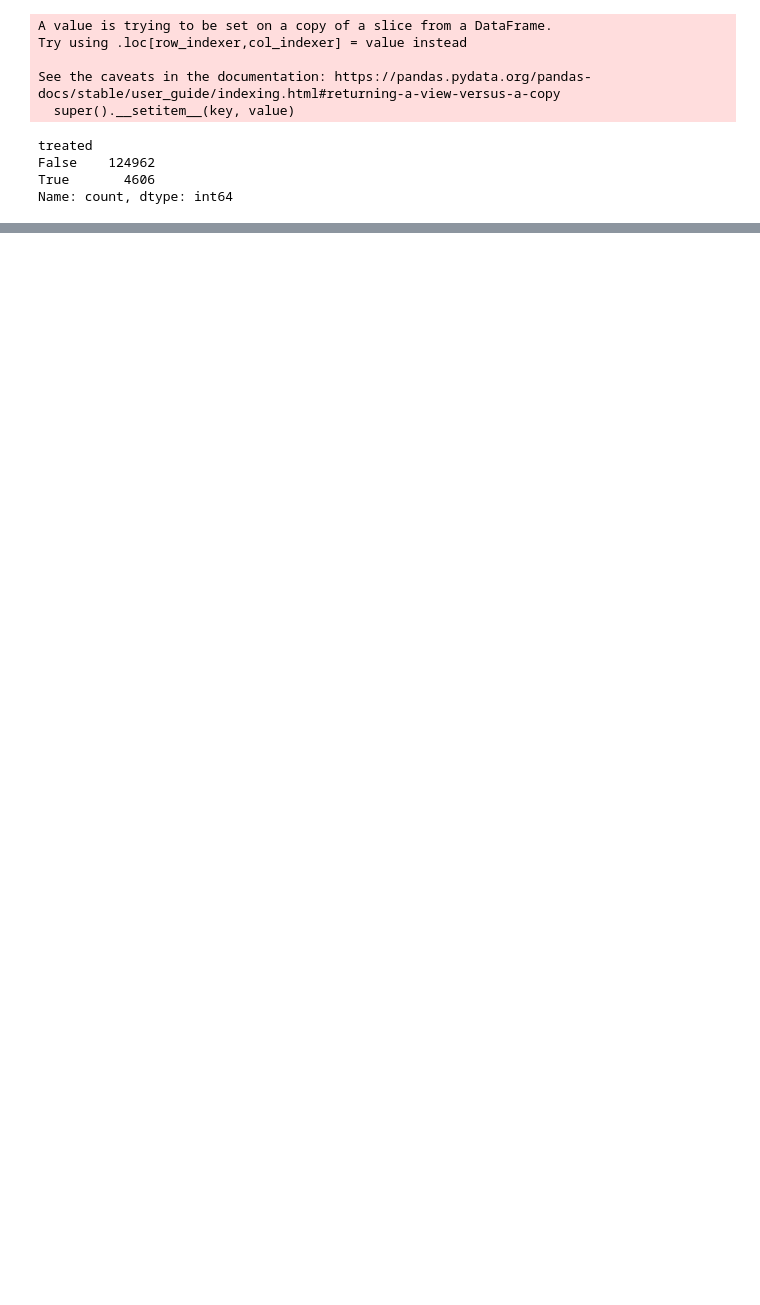
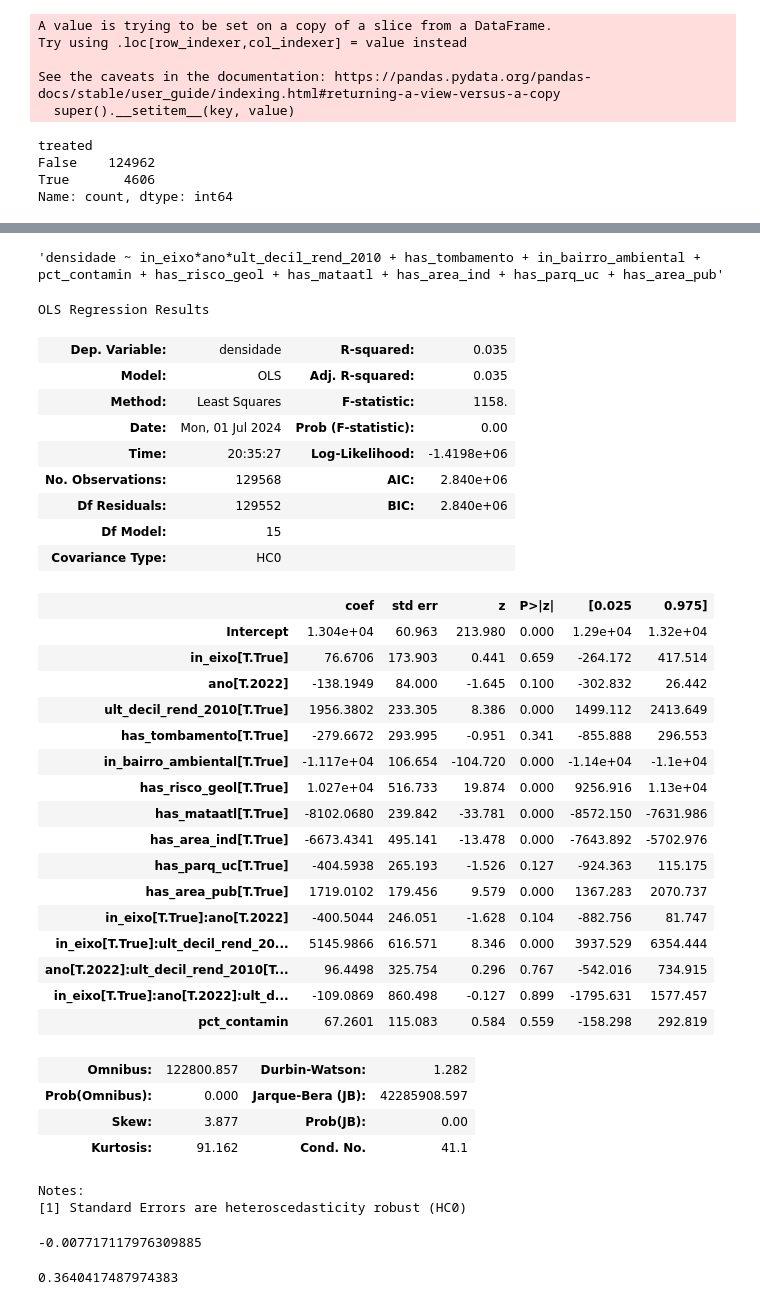
Before and after one commit to sepep-pmsp/compatibilizacao-setores-censitarios, a Jupyter notebook: 13 Avaliação do Plano Diretor.ipynb, the cells around one changed output, grey strips where cells are left out. Cells and saved outputs as stored; diff of their text form; code cells hidden in the pictures; blank space fills up the shorter version.

```diff
--- a/13 Avaliação do Plano Diretor.ipynb
+++ b/13 Avaliação do Plano Diretor.ipynb
@@ -1584,0 +1596,48 @@ Included effects: Entity, Time
+# %%
+no_inter = ' + '.join(covar)
+
+model_6_formula = f'{y} ~ in_eixo*ano*ult_decil_rend_2010 + {no_inter}'
+model_6_formula
+# %% [output]
+'densidade ~ in_eixo*ano*ult_decil_rend_2010 + has_tombamento + in_bairro_ambiental + pct_contamin + has_risco_geol + has_mataatl + has_area_ind + has_parq_uc + has_area_pub'
+# %%
+model_6 = (
+    smf
+    .ols(model_6_formula, data=df_reg)
+)
+# %%
+model_6.fit(cov_type='HC0').summary()
+# %% [output]
+OLS Regression Results
+| Dep. Variable: | densidade | R-squared: | 0.035 |
+| Model: | OLS | Adj. R-squared: | 0.035 |
+| Method: | Least Squares | F-statistic: | 1158. |
+| Date: | Mon, 01 Jul 2024 | Prob (F-statistic): | 0.00 |
+| Time: | 20:35:27 | Log-Likelihood: | -1.4198e+06 |
+| No. Observations: | 129568 | AIC: | 2.840e+06 |
+| Df Residuals: | 129552 | BIC: | 2.840e+06 |
+| Df Model: | 15 |  |  |
+| Covariance Type: | HC0 |  |  |
+|  | coef | std err | z | P>|z| | [0.025 | 0.975] |
+| Intercept | 1.304e+04 | 60.963 | 213.980 | 0.000 | 1.29e+04 | 1.32e+04 |
+| in_eixo[T.True] | 76.6706 | 173.903 | 0.441 | 0.659 | -264.172 | 417.514 |
+| ano[T.2022] | -138.1949 | 84.000 | -1.645 | 0.100 | -302.832 | 26.442 |
+| ult_decil_rend_2010[T.True] | 1956.3802 | 233.305 | 8.386 | 0.000 | 1499.112 | 2413.649 |
+| has_tombamento[T.True] | -279.6672 | 293.995 | -0.951 | 0.341 | -855.888 | 296.553 |
+| in_bairro_ambiental[T.True] | -1.117e+04 | 106.654 | -104.720 | 0.000 | -1.14e+04 | -1.1e+04 |
+| has_risco_geol[T.True] | 1.027e+04 | 516.733 | 19.874 | 0.000 | 9256.916 | 1.13e+04 |
+| has_mataatl[T.True] | -8102.0680 | 239.842 | -33.781 | 0.000 | -8572.150 | -7631.986 |
+| has_area_ind[T.True] | -6673.4341 | 495.141 | -13.478 | 0.000 | -7643.892 | -5702.976 |
+| has_parq_uc[T.True] | -404.5938 | 265.193 | -1.526 | 0.127 | -924.363 | 115.175 |
+| has_area_pub[T.True] | 1719.0102 | 179.456 | 9.579 | 0.000 | 1367.283 | 2070.737 |
+| in_eixo[T.True]:ano[T.2022] | -400.5044 | 246.051 | -1.628 | 0.104 | -882.756 | 81.747 |
+| in_eixo[T.True]:ult_decil_rend_20... | 5145.9866 | 616.571 | 8.346 | 0.000 | 3937.529 | 6354.444 |
+| ano[T.2022]:ult_decil_rend_2010[T... | 96.4498 | 325.754 | 0.296 | 0.767 | -542.016 | 734.915 |
+| in_eixo[T.True]:ano[T.2022]:ult_d... | -109.0869 | 860.498 | -0.127 | 0.899 | -1795.631 | 1577.457 |
+| pct_contamin | 67.2601 | 115.083 | 0.584 | 0.559 | -158.298 | 292.819 |
+| Omnibus: | 122800.857 | Durbin-Watson: | 1.282 |
+| Prob(Omnibus): | 0.000 | Jarque-Bera (JB): | 42285908.597 |
+| Skew: | 3.877 | Prob(JB): | 0.00 |
+| Kurtosis: | 91.162 | Cond. No. | 41.1 |
+Notes:
+[1] Standard Errors are heteroscedasticity robust (HC0)
@@ -1584,0 +1646,9 @@ Included effects: Entity, Time
+# %%
+delta_6/dens_std
+# %% [output]
+-0.007717117976309885
+# %%
+gamma = model_6.fit().params.loc['in_eixo[T.True]:ult_decil_rend_2010[T.True]']
+gamma/dens_std
+# %% [output]
+0.3640417487974383
```
Also changed, not shown: parts of 40 cells of this notebook.
